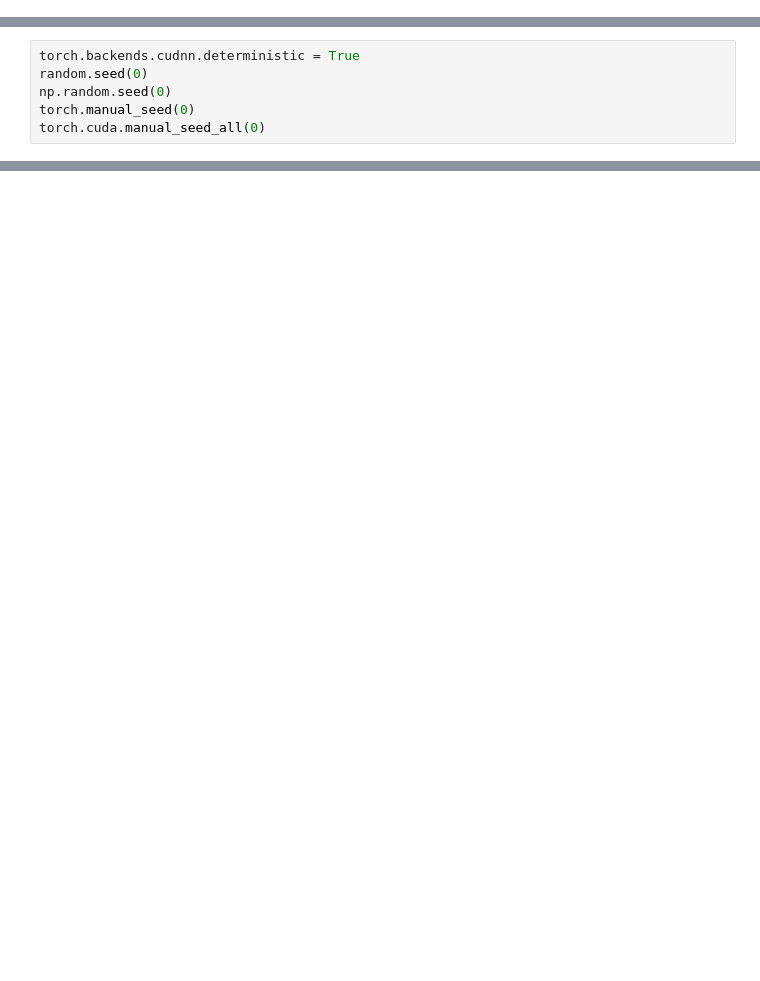
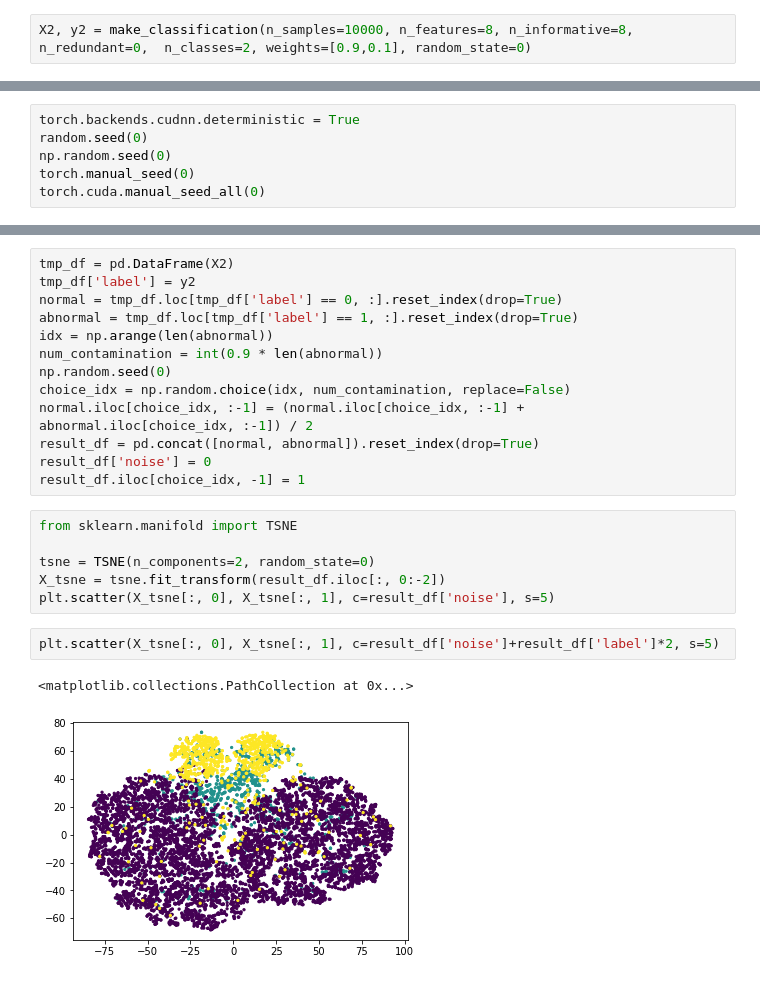
Before and after one commit to minsoo9506/my-paper, a Jupyter notebook: simulation.ipynb, the cells around one changed output, grey strips where cells are left out. Drawn from its saved outputs; the diff is of its cells as text; blank space fills up the shorter version.

```diff
--- a/simulation.ipynb
+++ b/simulation.ipynb
@@ -255,3 +258,5 @@ X, y = make_classification(n_samples=10000, n_features=8, n_informative=8, n_red
+# %%
+X2, y2 = make_classification(n_samples=10000, n_features=8, n_informative=8, n_redundant=0,  n_classes=2, weights=[0.9,0.1], random_state=0)
 # %%
 from sklearn.manifold import TSNE
 
@@ -442,0 +615,24 @@ for file_name in file_list_csv:
+# %%
+tmp_df = pd.DataFrame(X2)
+tmp_df['label'] = y2
+normal = tmp_df.loc[tmp_df['label'] == 0, :].reset_index(drop=True)
+abnormal = tmp_df.loc[tmp_df['label'] == 1, :].reset_index(drop=True)
+idx = np.arange(len(abnormal))
+num_contamination = int(0.9 * len(abnormal))
+np.random.seed(0)
+choice_idx = np.random.choice(idx, num_contamination, replace=False)
+normal.iloc[choice_idx, :-1] = (normal.iloc[choice_idx, :-1] + abnormal.iloc[choice_idx, :-1]) / 2
+result_df = pd.concat([normal, abnormal]).reset_index(drop=True)
+result_df['noise'] = 0
+result_df.iloc[choice_idx, -1] = 1
+# %%
+from sklearn.manifold import TSNE
+
+tsne = TSNE(n_components=2, random_state=0)
+X_tsne = tsne.fit_transform(result_df.iloc[:, 0:-2])
+plt.scatter(X_tsne[:, 0], X_tsne[:, 1], c=result_df['noise'], s=5)
+# %%
+plt.scatter(X_tsne[:, 0], X_tsne[:, 1], c=result_df['noise']+result_df['label']*2, s=5)
+# %% [output]
+<matplotlib.collections.PathCollection at 0x...>
+[figure, added]
```
Also changed, not shown: parts of 42 cells of this notebook.
